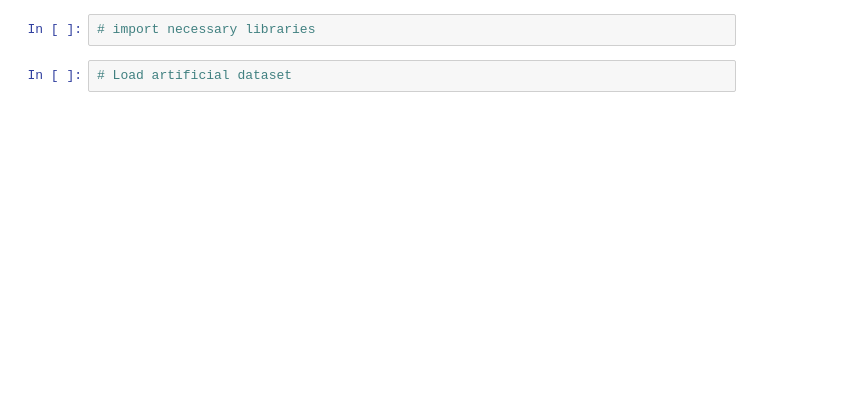
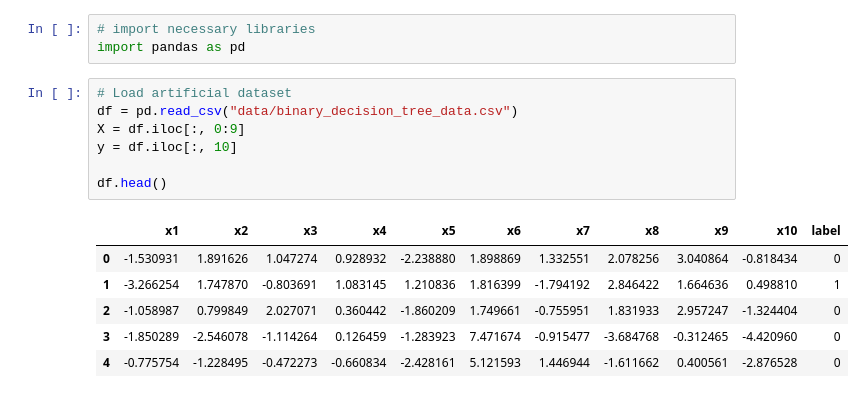
Before and after one commit to HTHS-RoCo/PythonML-Camp-Student-Code, a Jupyter notebook: day_3/LESSON_3_1_DT.ipynb, the cells around one changed output. Cells and saved outputs as stored; diff of their text form; blank space fills up the shorter version.

```diff
--- a/day_3/LESSON_3_1_DT.ipynb
+++ b/day_3/LESSON_3_1_DT.ipynb
@@ -1,4 +1,17 @@
 # %%
 # import necessary libraries
+import pandas as pd
 # %%
 # Load artificial dataset
+df = pd.read_csv("data/binary_decision_tree_data.csv")
+X = df.iloc[:, 0:9]
+y = df.iloc[:, 10]
+
+df.head()
+# %% [output]
+|  | x1 | x2 | x3 | x4 | x5 | x6 | x7 | x8 | x9 | x10 | label |
+| 0 | -1.530931 | 1.891626 | 1.047274 | 0.928932 | -2.238880 | 1.898869 | 1.332551 | 2.078256 | 3.040864 | -0.818434 | 0 |
+| 1 | -3.266254 | 1.747870 | -0.803691 | 1.083145 | 1.210836 | 1.816399 | -1.794192 | 2.846422 | 1.664636 | 0.498810 | 1 |
+| 2 | -1.058987 | 0.799849 | 2.027071 | 0.360442 | -1.860209 | 1.749661 | -0.755951 | 1.831933 | 2.957247 | -1.324404 | 0 |
+| 3 | -1.850289 | -2.546078 | -1.114264 | 0.126459 | -1.283923 | 7.471674 | -0.915477 | -3.684768 | -0.312465 | -4.420960 | 0 |
+| 4 | -0.775754 | -1.228495 | -0.472273 | -0.660834 | -2.428161 | 5.121593 | 1.446944 | -1.611662 | 0.400561 | -2.876528 | 0 |
```
Also changed, not shown: parts of 7 cells of this notebook, 4 other files.
